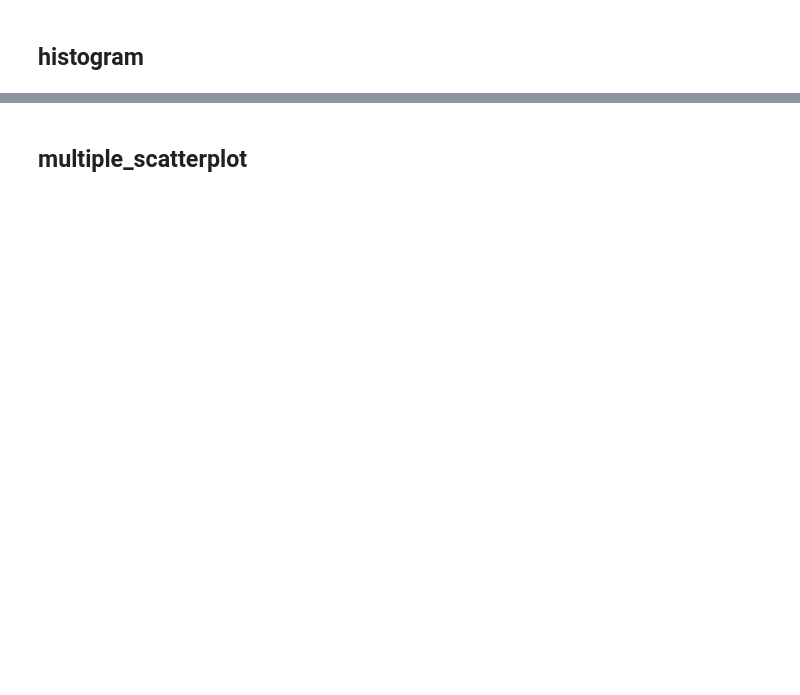
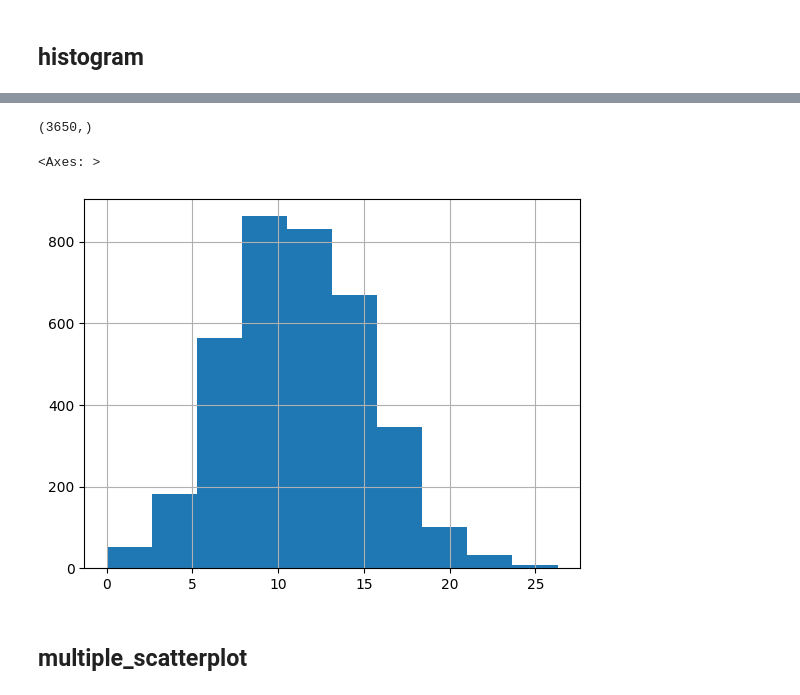
Before and after one commit to Friend09/practise-jb-timeseries, a Jupyter notebook: notebooks/practise_chapter_06.ipynb, the cells around one changed output, grey strips where cells are left out. Cells and saved outputs as stored; diff of their text form; code cells hidden in the pictures; blank space fills up the shorter version.

```diff
--- a/notebooks/practise_chapter_06.ipynb
+++ b/notebooks/practise_chapter_06.ipynb
@@ -76,2 +150,12 @@ ds.plot(kind="kde")
+# %%
+ds.shape
+# %% [output]
+(3650,)
+# %%
+# temperatures on x-axis, days(time) on y-axis
+ds.hist(bins=10)
+# %% [output]
+<Axes: >
+[figure, added]
 # %% [markdown]
 ## multiple_scatterplot
```
Also changed, not shown: parts of 21 cells of this notebook.
